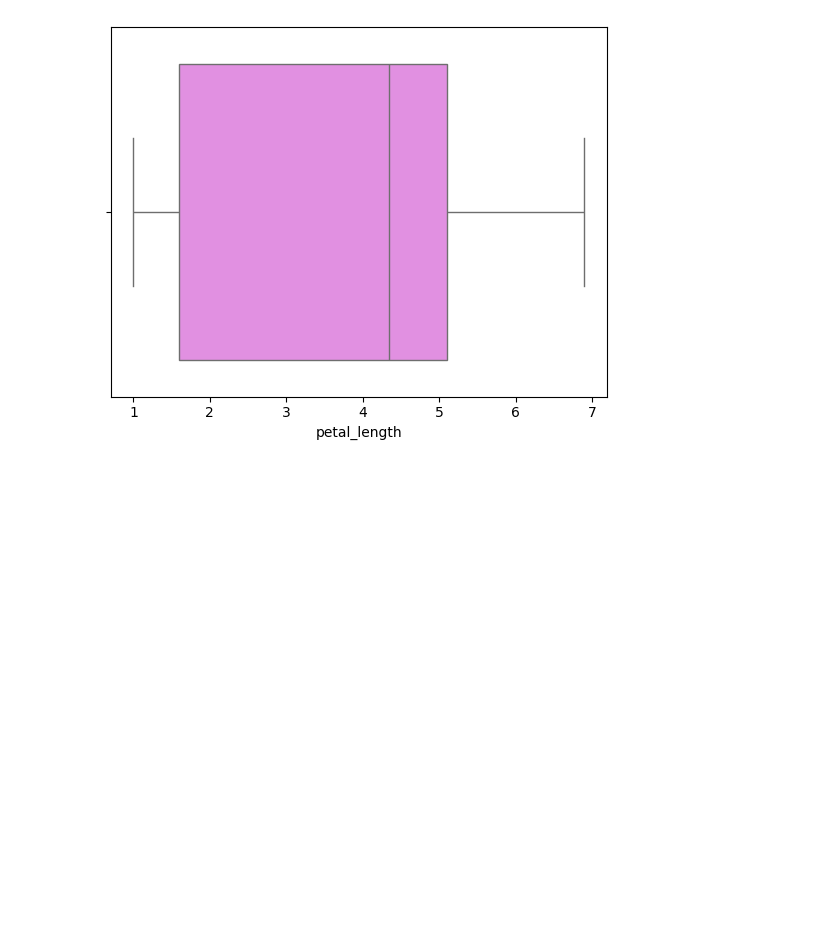
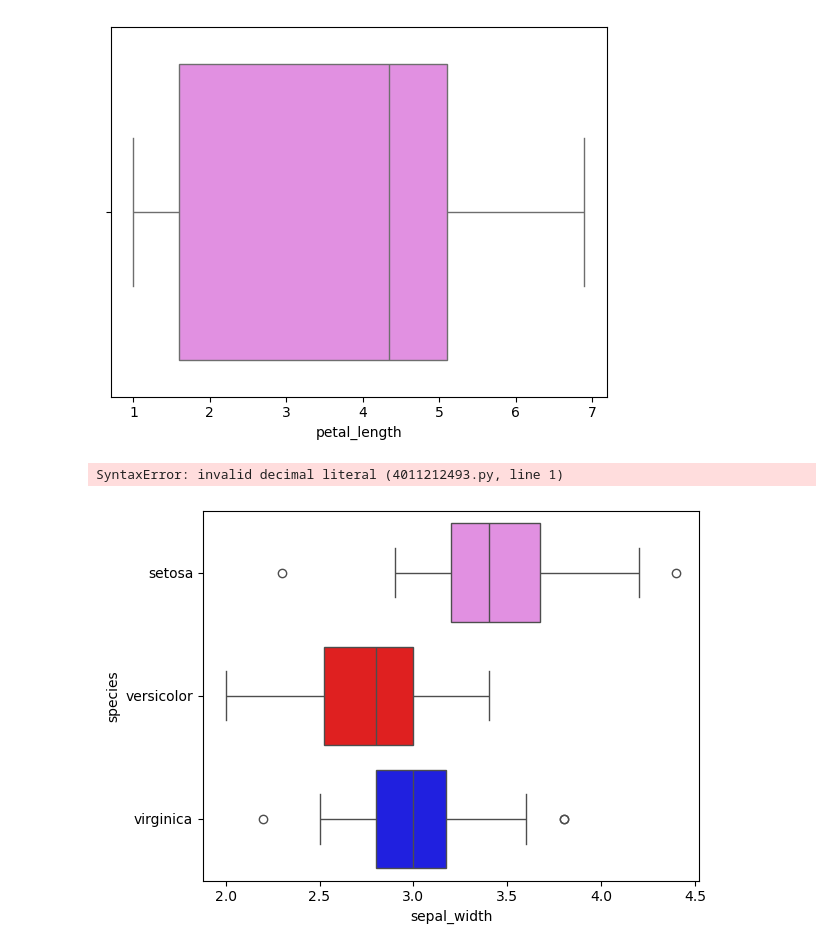
Before and after one commit to Rajeevkavala/Application-Development, a Jupyter notebook: Day-13.ipynb, the cells around one changed output. Cells and saved outputs as stored; diff of their text form; code cells hidden in the pictures; blank space fills up the shorter version.

```diff
--- a/Day-13.ipynb
+++ b/Day-13.ipynb
@@ -106,3 +106,14 @@ sns.boxplot(x=iris_data['petal_length'],color='violet')
 plt.show()
 # %% [output]
 [figure]
+# %%
+lower_bound = q1 - 1.5iqr
+upper_bound = q3 + 1.5iqr
+iqr=q3-q1
+# %% [output]
+SyntaxError: invalid decimal literal (4011212493.py, line 1)
+# %%
+sns.boxplot(x=iris_data['sepal_width'],palette=['violet','red','blue'],y=iris_data['species'])
+plt.show()
+# %% [output]
+[figure, added]
```
